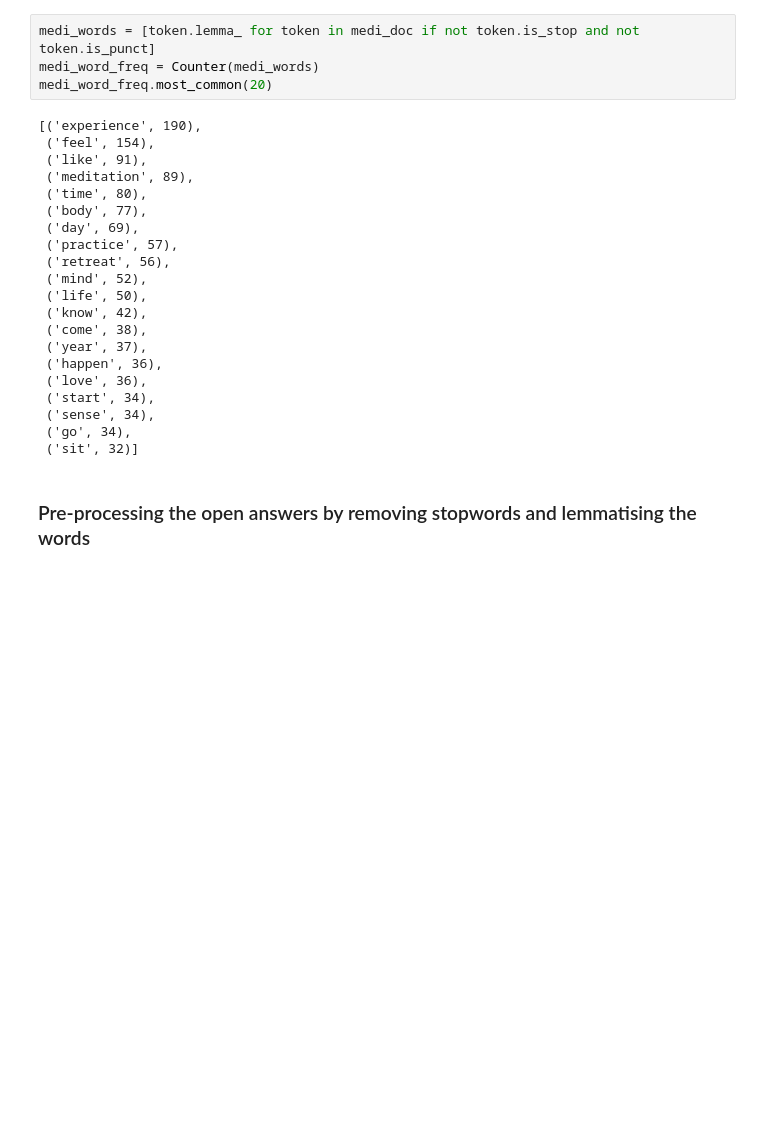
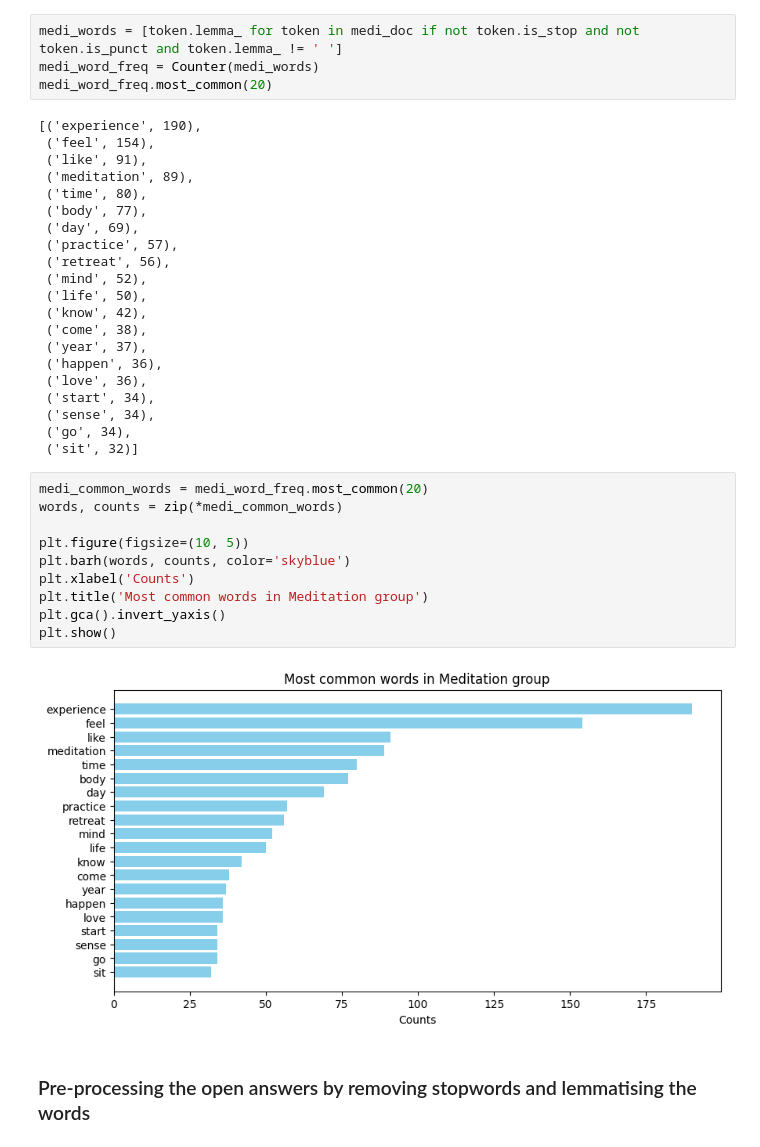
Before and after one commit to konstakm/psychedelics_vs_meditation_nlp, a Jupyter notebook: thesis analysis playground.ipynb, the cells around one changed output. Drawn from its saved outputs; the diff is of its cells as text; blank space fills up the shorter version.

```diff
--- a/thesis analysis.ipynb
+++ b/thesis analysis playground.ipynb
@@ -749,5 +767,5 @@ psyke_word_freq.most_common(20)
 # %%
-medi_words = [token.lemma_ for token in medi_doc if not token.is_stop and not token.is_punct]
+medi_words = [token.lemma_ for token in medi_doc if not token.is_stop and not token.is_punct and token.lemma_ != ' ']
 medi_word_freq = Counter(medi_words)
 medi_word_freq.most_common(20)
 # %% [output]
@@ -771,6 +789,18 @@ medi_word_freq.most_common(20)
  ('sense', 34),
  ('go', 34),
  ('sit', 32)]
+# %%
+medi_common_words = medi_word_freq.most_common(20)
+words, counts = zip(*medi_common_words)
+
+plt.figure(figsize=(10, 5))
+plt.barh(words, counts, color='skyblue')
+plt.xlabel('Counts')
+plt.title('Most common words in Meditation group')
+plt.gca().invert_yaxis()
+plt.show()
+# %% [output]
+[figure, added]
 # %% [markdown]
 ### Pre-processing the open answers by removing stopwords and lemmatising the words
 # %%
```
Also changed, not shown: parts of 10 cells of this notebook, 3 other files.
